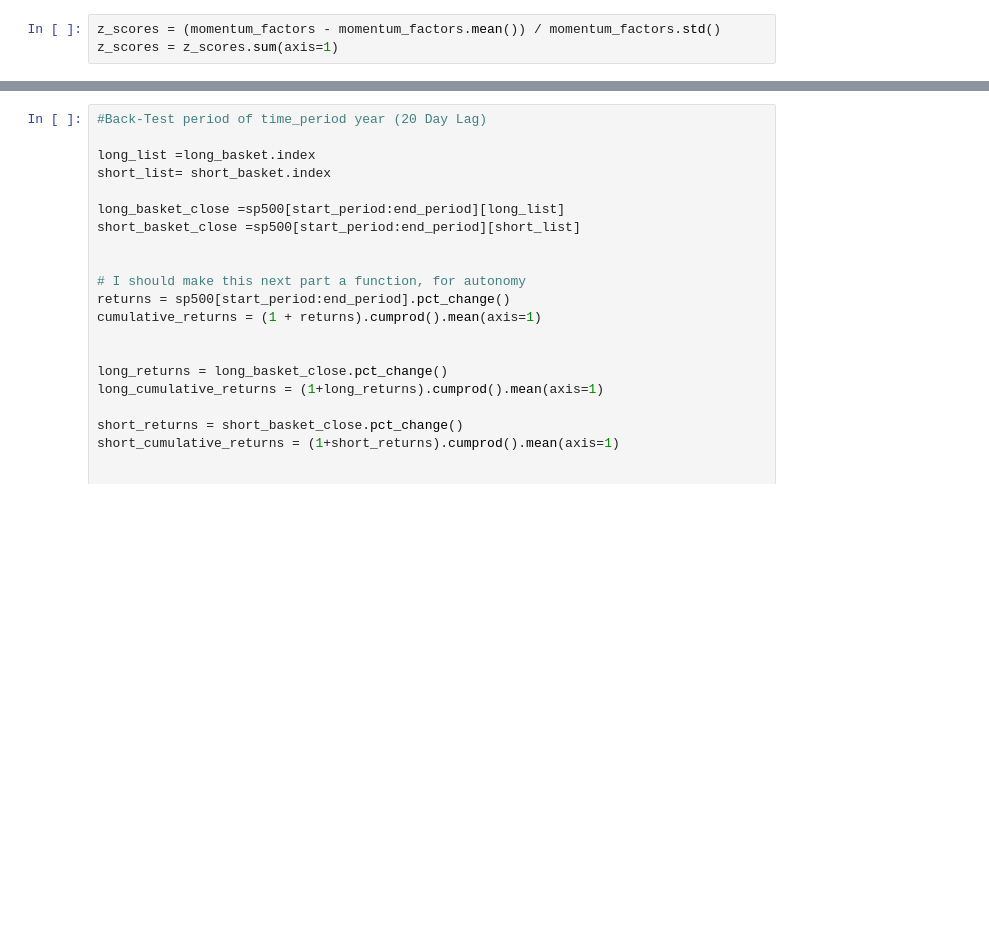
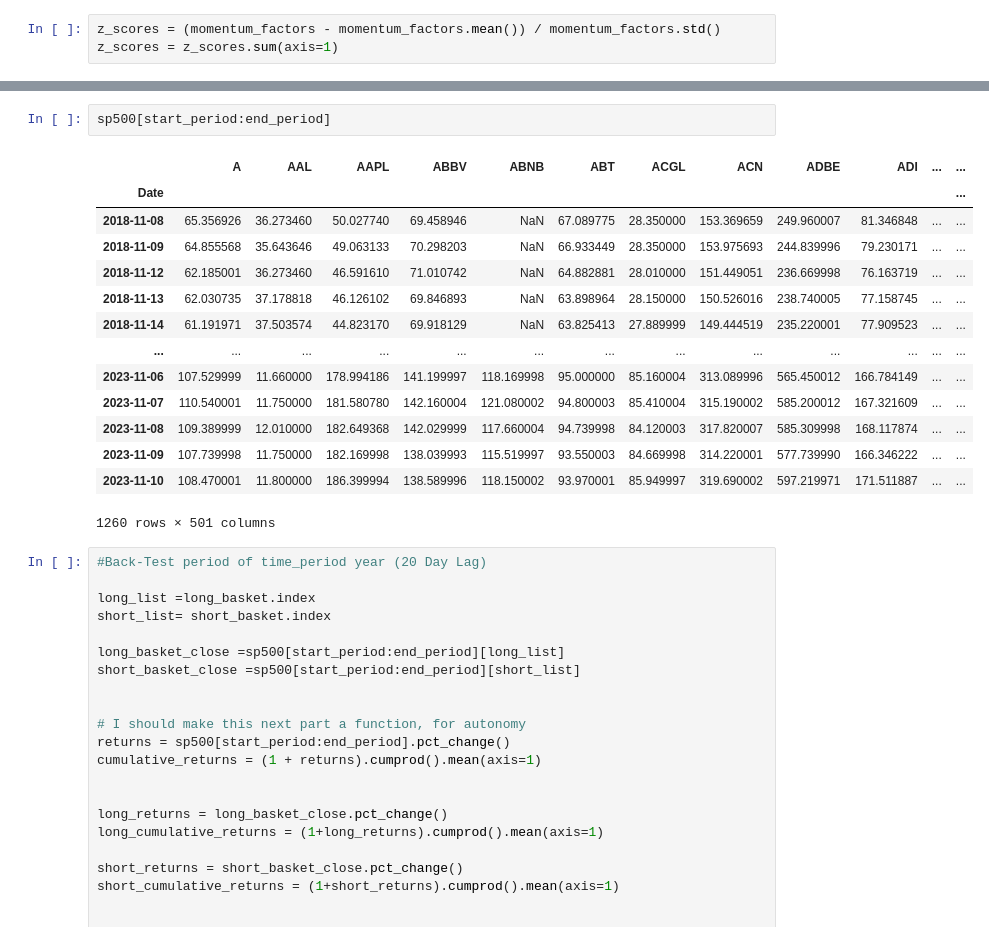
Before and after one commit to CCNY-Analytics-and-Quant/Quantative-Finance-Repo, a Jupyter notebook: Final-Project/workbooks/JB_draft/final_project.ipynb, the cells around one changed output, grey strips where cells are left out. Drawn from its saved outputs; the diff is of its cells as text; blank space fills up the shorter version.

```diff
--- a/Final-Project/workbooks/JB_draft/final_project.ipynb
+++ b/Final-Project/workbooks/JB_draft/final_project.ipynb
@@ -121,4 +145,21 @@ VZ     -5.199327
 dtype: float64
+# %%
+sp500[start_period:end_period]
+# %% [output]
+|  | A | AAL | AAPL | ABBV | ABNB | ABT | ACGL | ACN | ADBE | ADI | ... | ... |
+| Date |  |  |  |  |  |  |  |  |  |  |  | ... |
+| 2018-11-08 | 65.356926 | 36.273460 | 50.027740 | 69.458946 | NaN | 67.089775 | 28.350000 | 153.369659 | 249.960007 | 81.346848 | ... | ... |
+| 2018-11-09 | 64.855568 | 35.643646 | 49.063133 | 70.298203 | NaN | 66.933449 | 28.350000 | 153.975693 | 244.839996 | 79.230171 | ... | ... |
+| 2018-11-12 | 62.185001 | 36.273460 | 46.591610 | 71.010742 | NaN | 64.882881 | 28.010000 | 151.449051 | 236.669998 | 76.163719 | ... | ... |
+| 2018-11-13 | 62.030735 | 37.178818 | 46.126102 | 69.846893 | NaN | 63.898964 | 28.150000 | 150.526016 | 238.740005 | 77.158745 | ... | ... |
+| 2018-11-14 | 61.191971 | 37.503574 | 44.823170 | 69.918129 | NaN | 63.825413 | 27.889999 | 149.444519 | 235.220001 | 77.909523 | ... | ... |
+| ... | ... | ... | ... | ... | ... | ... | ... | ... | ... | ... | ... | ... |
+| 2023-11-06 | 107.529999 | 11.660000 | 178.994186 | 141.199997 | 118.169998 | 95.000000 | 85.160004 | 313.089996 | 565.450012 | 166.784149 | ... | ... |
+| 2023-11-07 | 110.540001 | 11.750000 | 181.580780 | 142.160004 | 121.080002 | 94.800003 | 85.410004 | 315.190002 | 585.200012 | 167.321609 | ... | ... |
+| 2023-11-08 | 109.389999 | 12.010000 | 182.649368 | 142.029999 | 117.660004 | 94.739998 | 84.120003 | 317.820007 | 585.309998 | 168.117874 | ... | ... |
+| 2023-11-09 | 107.739998 | 11.750000 | 182.169998 | 138.039993 | 115.519997 | 93.550003 | 84.669998 | 314.220001 | 577.739990 | 166.346222 | ... | ... |
+| 2023-11-10 | 108.470001 | 11.800000 | 186.399994 | 138.589996 | 118.150002 | 93.970001 | 85.949997 | 319.690002 | 597.219971 | 171.511887 | ... | ... |
+1260 rows × 501 columns
 # %%
 #Back-Test period of time_period year (20 Day Lag)
 
```
Also changed, not shown: parts of 7 cells of this notebook.
